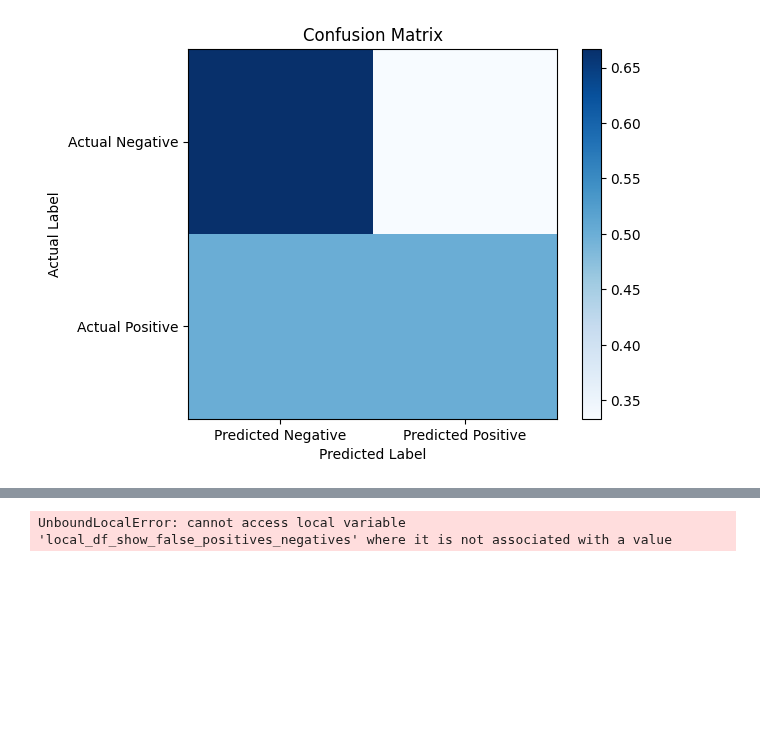
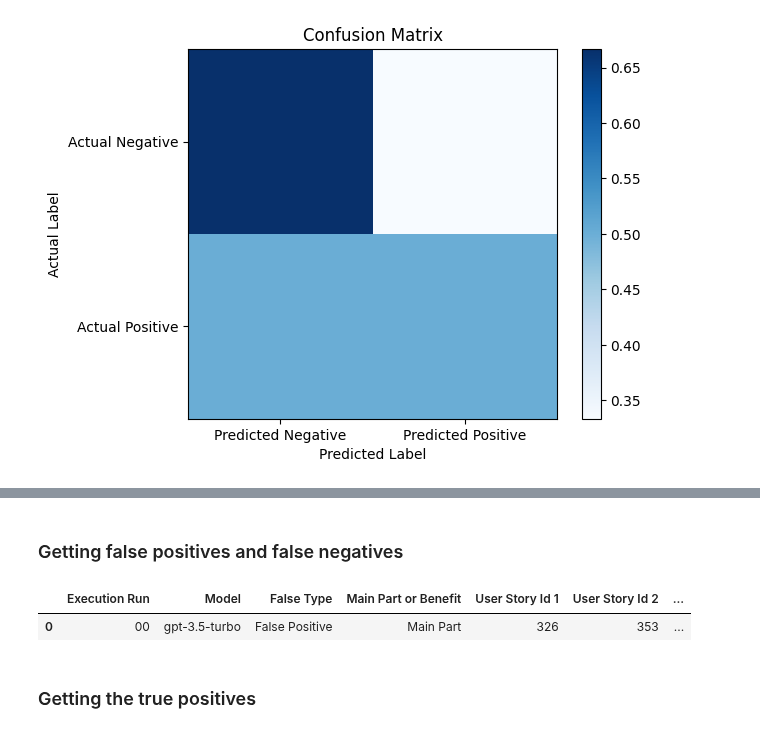
Before and after one commit to SoftwareStackLukas/LLMbasedRedundancyAnalysis, a Jupyter notebook: redundanciesbyannotations/redundant_main_part_benefit_results.ipynb, the cells around one changed output, grey strips where cells are left out. Cells and saved outputs as stored; diff of their text form; code cells hidden in the pictures; blank space fills up the shorter version.

```diff
--- a/redundanciesbyannotations/redundant_main_part_benefit_results.ipynb
+++ b/redundanciesbyannotations/redundant_main_part_benefit_results.ipynb
@@ -615,3 +588,5 @@ plt.show()
+# %% [markdown]
+### Getting false positives and false negatives
 # %%
 REDUNDANCY_CATEGORIES_FALSE_TYPE = ["False Positive", "False Negative"]
 REDUNDANCY_CATEGORIES_MAIN_PART_BENEFIT = ["Main Part", "Benefit"]
@@ -725,9 +689,15 @@ def fill_df_show_false_positives_negatives(local_df_show_false_positives_negativ
             elif (filtered_rows.shape[0] >= 2):
                 raise Exception("There are more than or equal to 2 filtered rows.\n" + f"JSON File: {item}\n" + f"Excel{filtered_rows}")
     return local_df_show_false_positives_negatives
-# %%
-show_false_positives = chat_gpt_results['redundancy-model-gpt-3.5-turbo']
-df_show_false_positives_negatives = fill_df_show_false_positives_negatives(df_show_false_positives_negatives, 'gpt-3.5-turbo', show_false_positives)
-df_show_false_positives_negatives.head(2)
-# %% [output]
-UnboundLocalError: cannot access local variable 'local_df_show_false_positives_negatives' where it is not associated with a value
+# %%
+df_show_false_positives_negatives = df_show_false_positives_negatives.drop(df_show_false_positives_negatives.index)
+for key in chat_gpt_result_keys:
+    show_false_positives = chat_gpt_results[key]
+    match = re.search(r'gpt.*$', key)
+    df_show_false_positives_negatives = fill_df_show_false_positives_negatives(df_show_false_positives_negatives, match.group(), show_false_positives)
+df_show_false_positives_negatives.head(5)
+# %% [output]
+|  | Execution Run | Model | False Type | Main Part or Benefit | User Story Id 1 | User Story Id 2 | ... |
+| 0 | 00 | gpt-3.5-turbo | False Positive | Main Part | 326 | 353 | ... |
+# %% [markdown]
+### Getting the true positives
```
Also changed, not shown: parts of 14 cells of this notebook, 2 other files.
